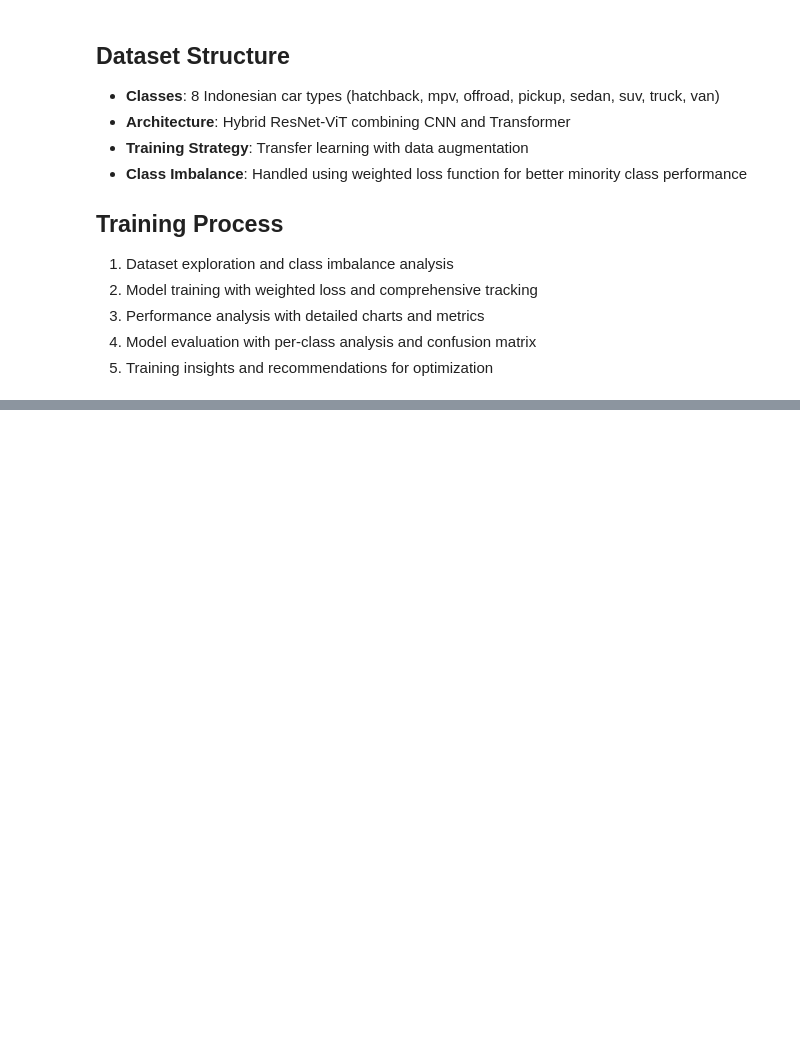
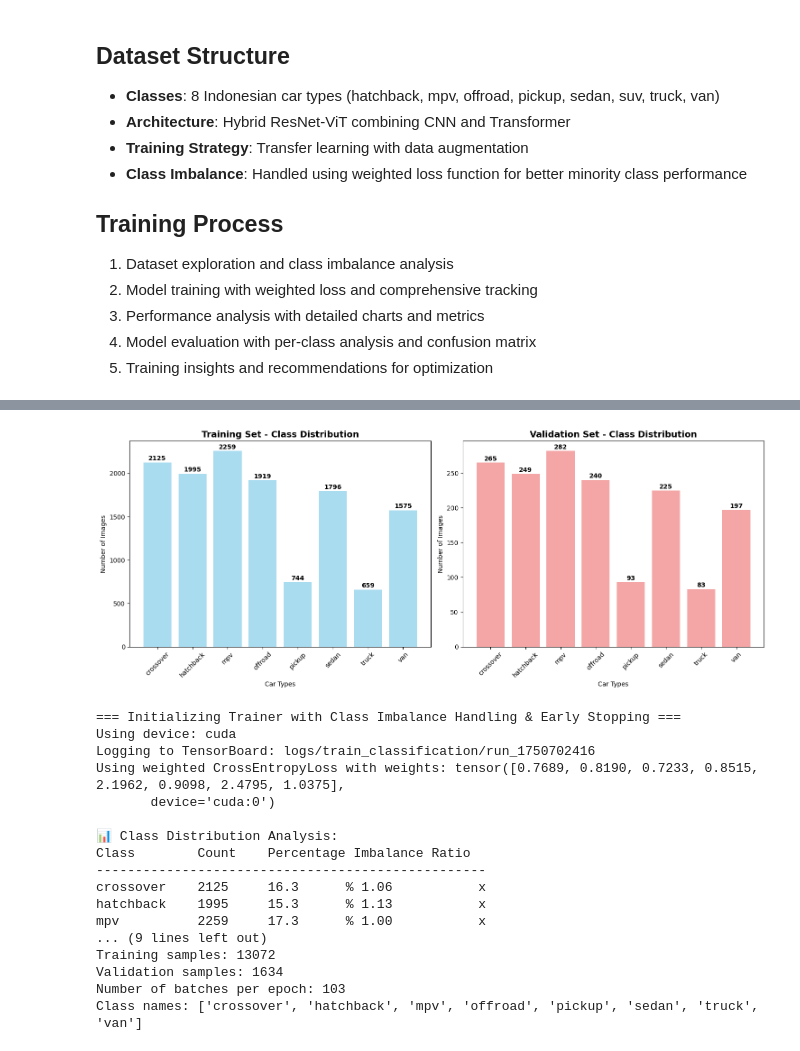
Before and after one commit to luthfiarifin/hybrid-envit-car-retrieval, a Jupyter notebook: 2_train_the_classification_model.ipynb, the cells around one changed output, grey strips where cells are left out. Drawn from its saved outputs; the diff is of its cells as text; code cells hidden in the pictures; blank space fills up the shorter version.

Commit message:
feat: run new classification training

```diff
--- a/2_train_the_classification_model.ipynb
+++ b/2_train_the_classification_model.ipynb
@@ -57,12 +77,12 @@ CONFIG = {
     "num_heads": 8,
     "dropout": 0.2,
     "learning_rate": 1e-4,
-    "batch_size": 96,
+    "batch_size": 128,
     "num_epochs": 50,
     "result_path": f'models/results/carvit_model_{datetime.now().strftime("%Y%m%d_%H%M%S")}.pth',
     "use_weighted_loss": True,
     "use_class_balancing": False,
-    "num_workers": 12,
+    "num_workers": 8,
     "early_stopping_patience": 7,
     "early_stopping_delta": 0.001,
     "early_stopping_verbose": True,
@@ -74,33 +94,52 @@ explorer = DatasetExplorer(
     val_dir=CONFIG["val_dir"],
 )
 explorer.summary_report()
 
 # Initialize the trainer
 print("\n=== Initializing Trainer with Class Imbalance Handling & Early Stopping ===")
 trainer = CarClassifierTrainer(
     train_dir=CONFIG["train_dir"],
     val_dir=CONFIG["val_dir"],
     num_classes=CONFIG["num_classes"],
     embed_dim=CONFIG["embed_dim"],
     num_heads=CONFIG["num_heads"],
     dropout=CONFIG["dropout"],
     learning_rate=CONFIG["learning_rate"],
     batch_size=CONFIG["batch_size"],
     num_epochs=CONFIG["num_epochs"],
     result_path=CONFIG["result_path"],
     use_weighted_loss=CONFIG["use_weighted_loss"],
     use_class_balancing=CONFIG["use_class_balancing"],
     num_workers=CONFIG["num_workers"],
     early_stopping_patience=CONFIG["early_stopping_patience"],
     early_stopping_delta=CONFIG["early_stopping_delta"],
     early_stopping_verbose=CONFIG["early_stopping_verbose"],
 )
 
 print("Trainer initialized successfully!")
 print(f"Training samples: {len(trainer.train_dataset)}")
 print(f"Validation samples: {len(trainer.val_dataset)}")
 print(f"Number of batches per epoch: {len(trainer.train_loader)}")
 print(f"Class names: {trainer.train_dataset.classes}")
+# %% [output]
+[figure, added]
+=== Initializing Trainer with Class Imbalance Handling & Early Stopping ===
+Using device: cuda
+Logging to TensorBoard: logs/train_classification/run_1750702416
+Using weighted CrossEntropyLoss with weights: tensor([0.7689, 0.8190, 0.7233, 0.8515, 2.1962, 0.9098, 2.4795, 1.0375],
+       device='cuda:0')
+
+📊 Class Distribution Analysis:
+Class        Count    Percentage Imbalance Ratio
+--------------------------------------------------
+crossover    2125     16.3      % 1.06           x
+hatchback    1995     15.3      % 1.13           x
+mpv          2259     17.3      % 1.00           x
+... (9 lines left out)
+Training samples: 13072
+Validation samples: 1634
+Number of batches per epoch: 103
+Class names: ['crossover', 'hatchback', 'mpv', 'offroad', 'pickup', 'sedan', 'truck', 'van']
 # %%
 # Start training with detailed tracking
 start_time = time.time()
```
Also changed, not shown: parts of 7 cells of this notebook.
